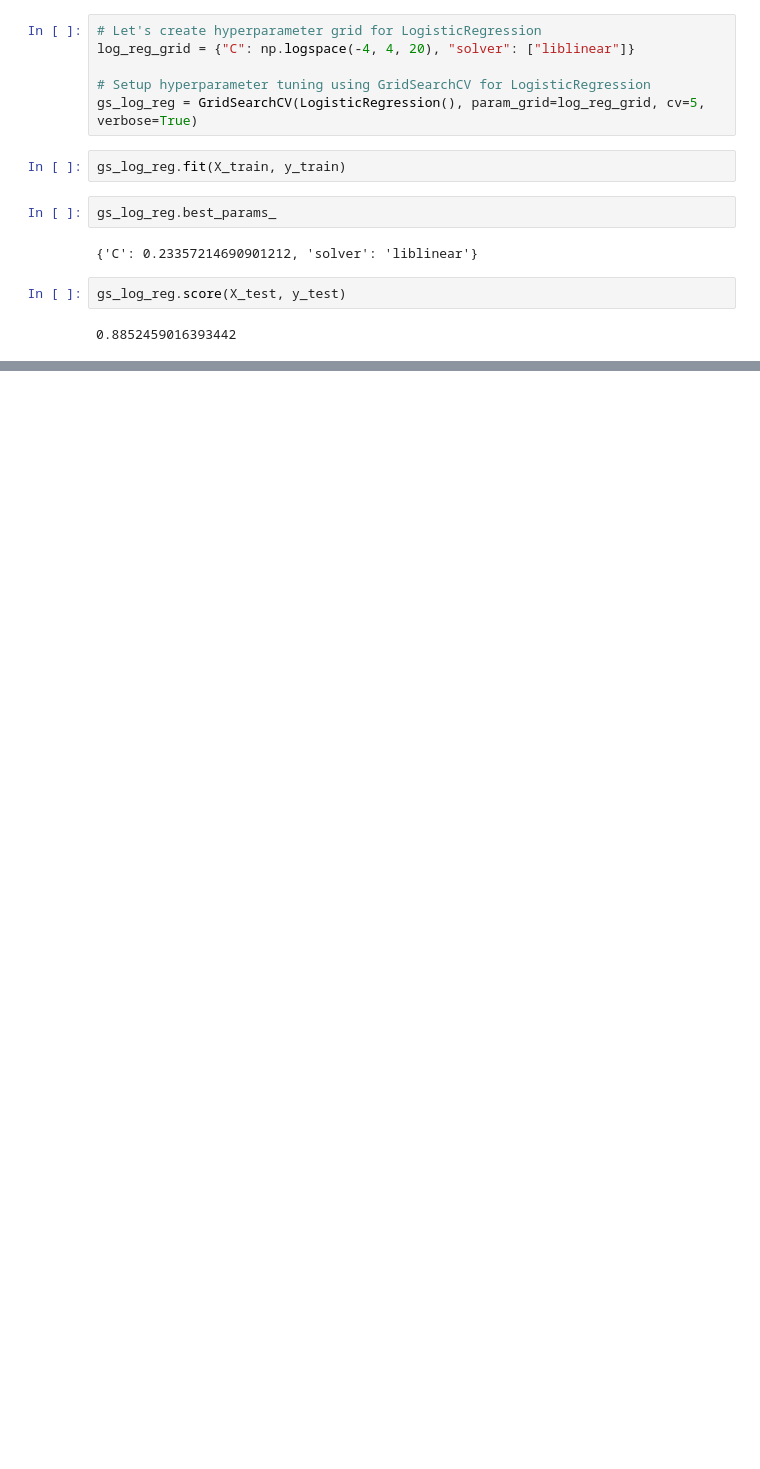
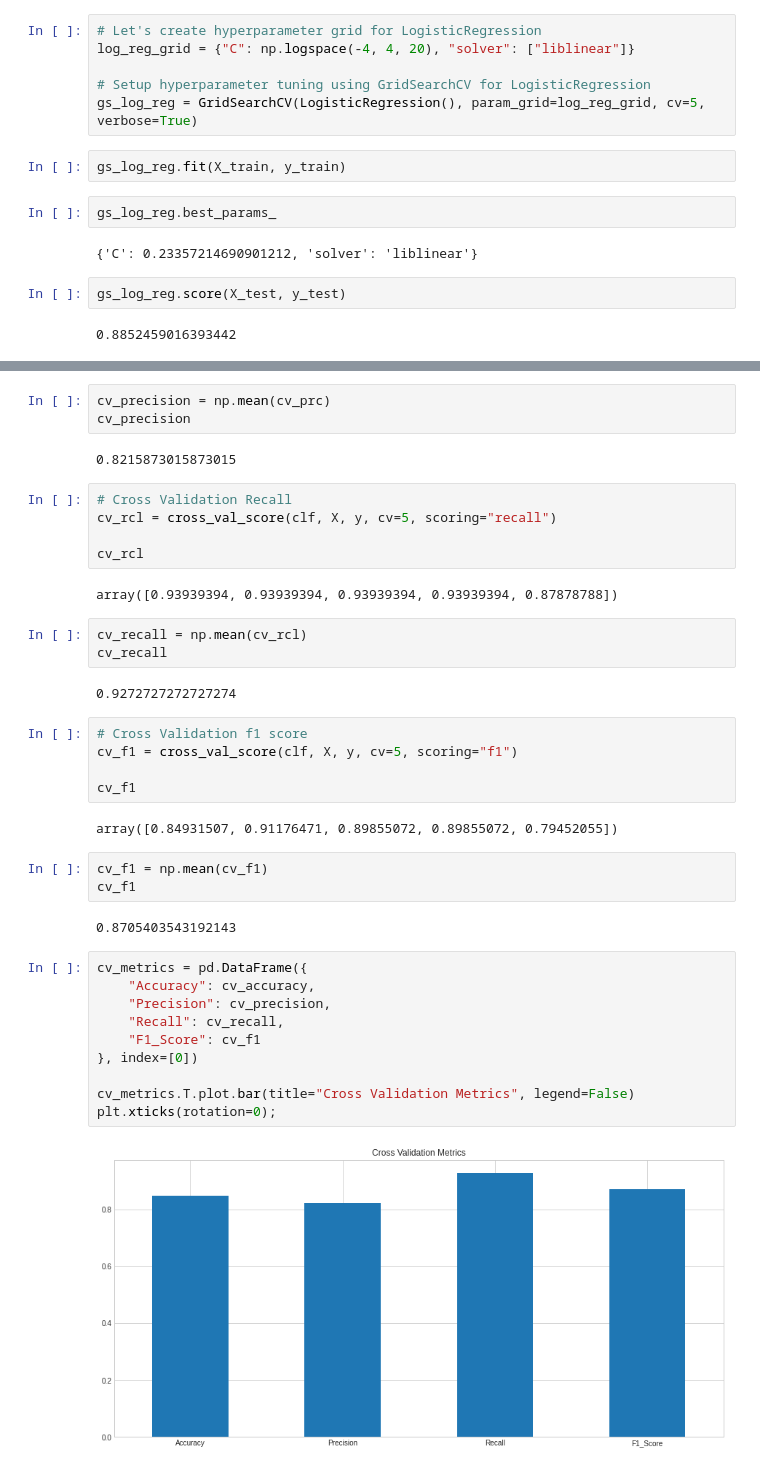
Before and after one commit to Naimul-Islam-Siam/Heart-Disease-Prediction, a Jupyter notebook: heart_disease_classification.ipynb, the cells around one changed output, grey strips where cells are left out. Cells and saved outputs as stored; diff of their text form; blank space fills up the shorter version.

Commit message:
Cross Validation Metrics

```diff
--- a/heart_disease_classification.ipynb
+++ b/heart_disease_classification.ipynb
@@ -437,0 +505,41 @@ gs_log_reg.score(X_test, y_test)
+# %%
+cv_precision = np.mean(cv_prc)
+cv_precision
+# %% [output]
+0.8215873015873015
+# %%
+# Cross Validation Recall
+cv_rcl = cross_val_score(clf, X, y, cv=5, scoring="recall")
+
+cv_rcl
+# %% [output]
+array([0.93939394, 0.93939394, 0.93939394, 0.93939394, 0.87878788])
+# %%
+cv_recall = np.mean(cv_rcl)
+cv_recall
+# %% [output]
+0.9272727272727274
+# %%
+# Cross Validation f1 score
+cv_f1 = cross_val_score(clf, X, y, cv=5, scoring="f1")
+
+cv_f1
+# %% [output]
+array([0.84931507, 0.91176471, 0.89855072, 0.89855072, 0.79452055])
+# %%
+cv_f1 = np.mean(cv_f1)
+cv_f1
+# %% [output]
+0.8705403543192143
+# %%
+cv_metrics = pd.DataFrame({
+    "Accuracy": cv_accuracy,
+    "Precision": cv_precision,
+    "Recall": cv_recall,
+    "F1_Score": cv_f1
+}, index=[0])
+
+cv_metrics.T.plot.bar(title="Cross Validation Metrics", legend=False)
+plt.xticks(rotation=0);
+# %% [output]
+[figure, added]
```
Also changed, not shown: parts of 15 cells of this notebook.
